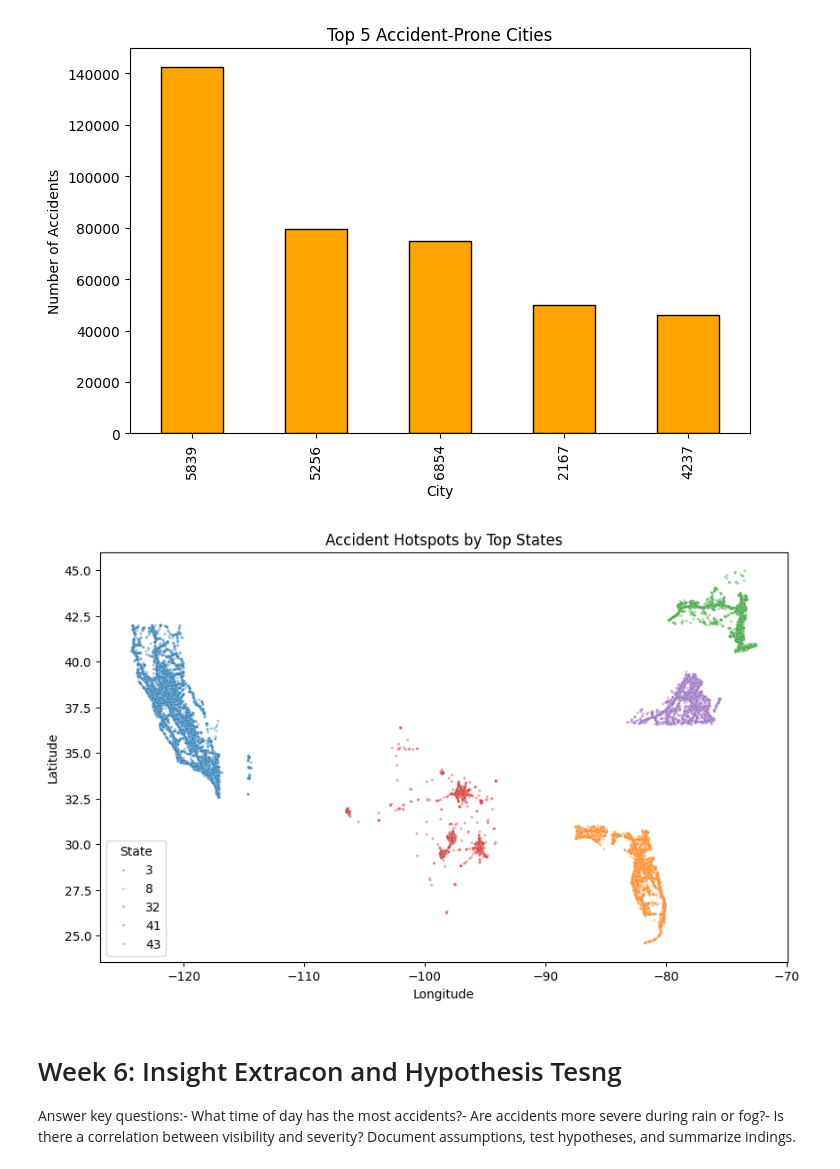
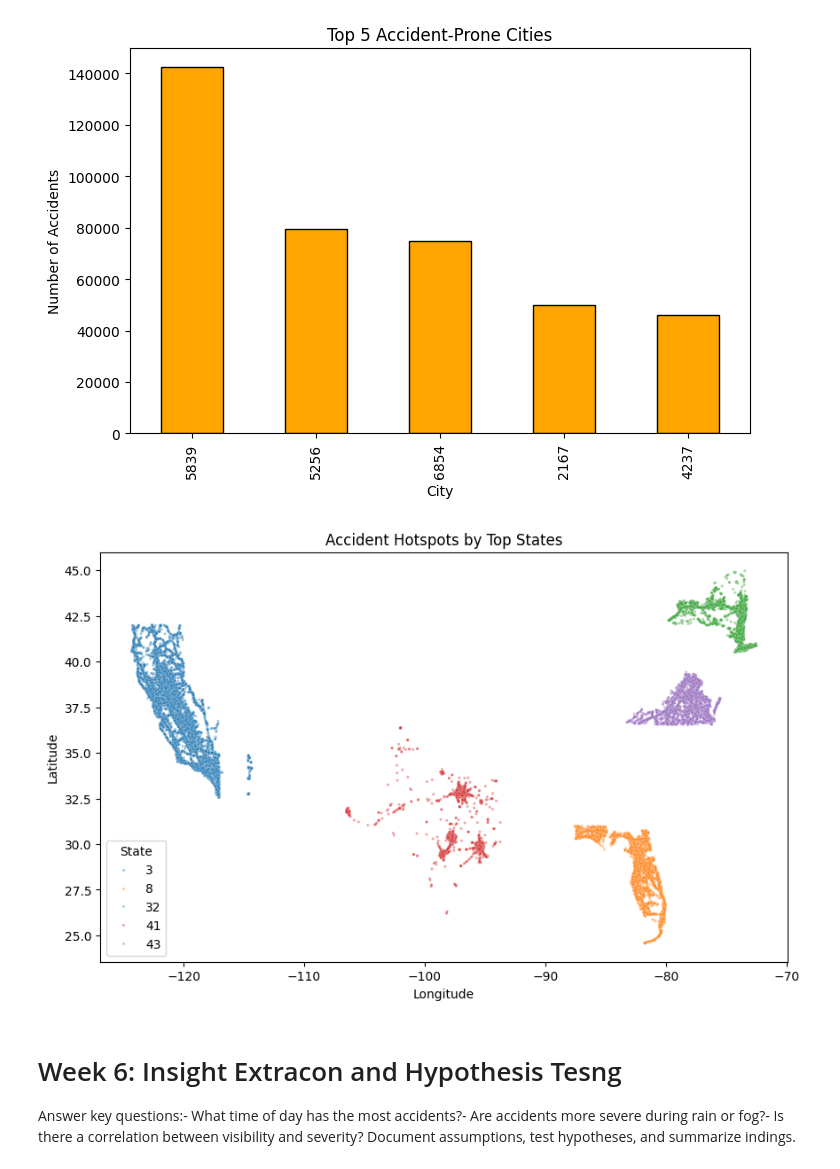
Before and after one commit to AkashSinghfeb21/RoadAccidentAnalysis, a Jupyter notebook: demo2.ipynb, the cells around one changed output. Saved outputs shown, nothing was run; the diff lists cells and outputs as text; code cells hidden in the pictures.

```diff
--- a/demo2.ipynb
+++ b/demo2.ipynb
@@ -561,20 +563,20 @@ plt.show()
 # %% [output]
 [figure]
 # %%
-state_sample = df[df['State'].isin(top_states.index)].sample(n=100000, random_state=42)
+state_sample = df[df['State'].isin(top_states.index)].sample(n=200000, random_state=42)
 
 plt.figure(figsize=(10,6))
 sns.scatterplot(
     x="Longitude", y="Latitude", hue="State",
     data=state_sample, s=5, alpha=0.4, palette="tab10"
 )
 plt.title("Accident Hotspots by Top States")
 plt.xlabel("Longitude")
 plt.ylabel("Latitude")
 plt.legend(title="State")
 plt.show()
 # %% [output]
-[figure, old version]
+[figure, new version]
 # %% [markdown]
 # Week 6: Insight Extracon and Hypothesis Tesng
 Answer key questions:- What time of day has the most accidents?-
```
Also changed, not shown: parts of 31 cells of this notebook.
